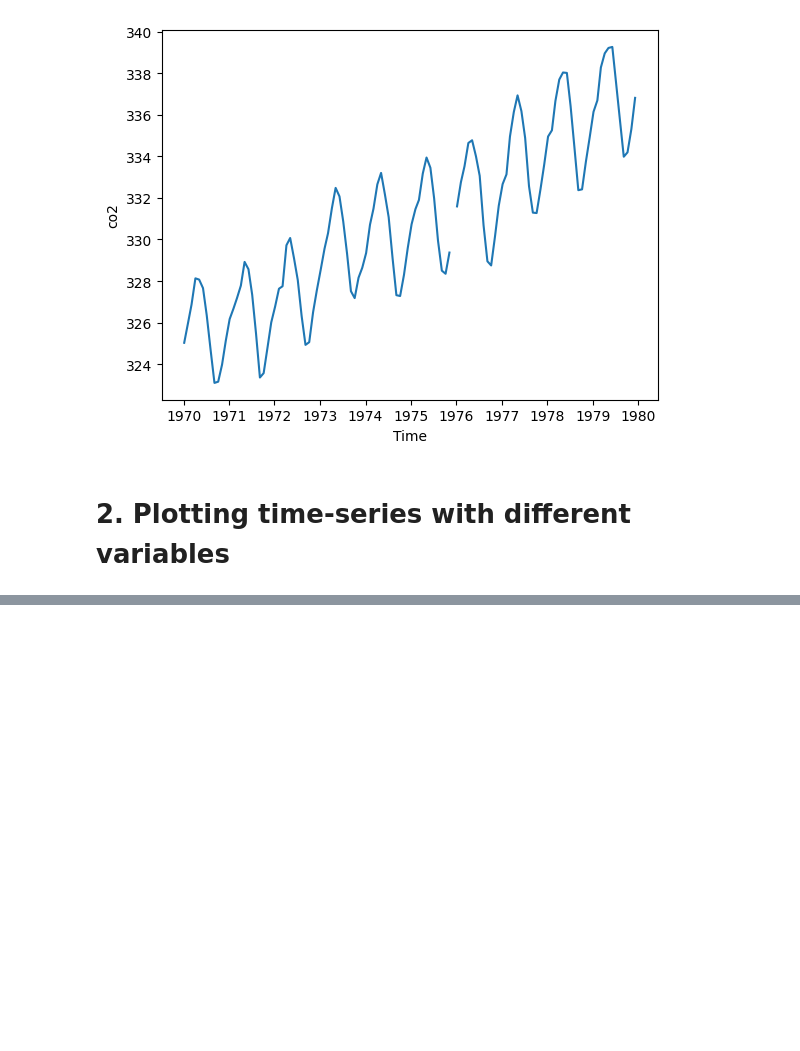
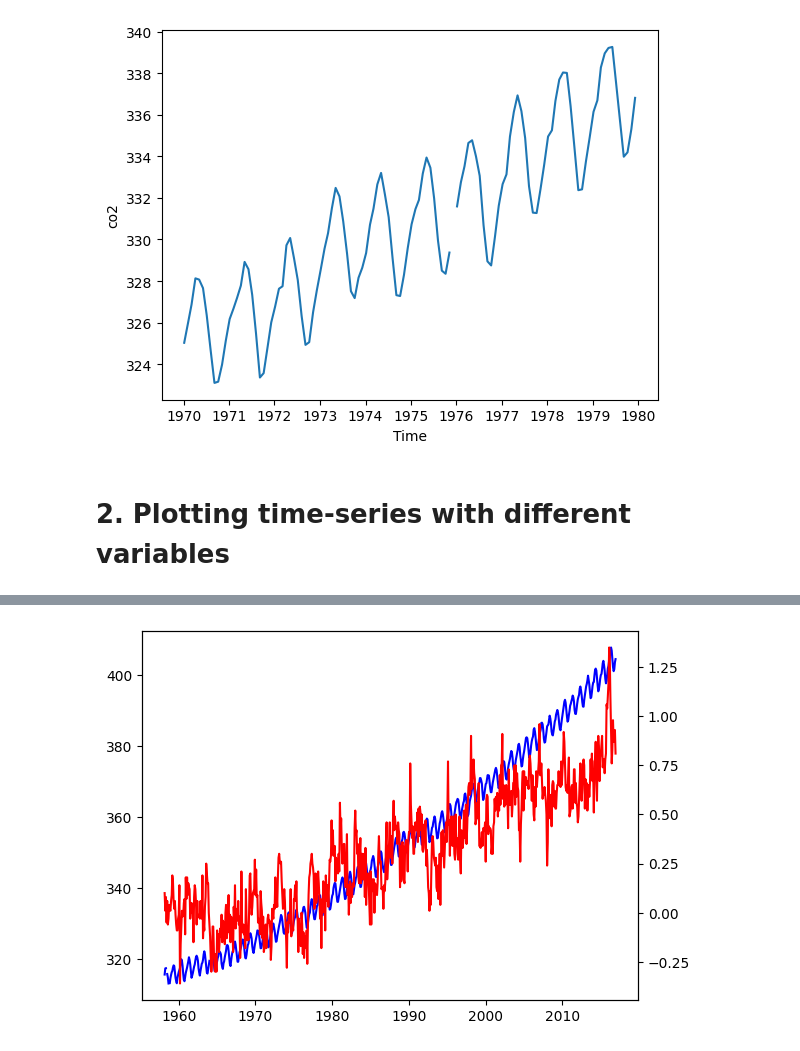
Before and after one commit to yazanhannun/Introduction-to-Data-Visualizations-in-Matplotlib, a Jupyter notebook: 2_Plotting time-series.ipynb, the cells around one changed output, grey strips where cells are left out. Saved outputs shown, nothing was run; the diff lists cells and outputs as text; code cells hidden in the pictures; blank space fills up the shorter version.

Commit message:
Plotting time-series with diferent variable/Plotting two variables

```diff
--- a/2_Plotting time-series.ipynb
+++ b/2_Plotting time-series.ipynb
@@ -82,0 +93,16 @@ plt.show()
+# %%
+# Initalize a Figure and Axes
+fig, ax = plt.subplots()
+
+# Plot the CO2 variable in blue
+ax.plot(climate_change.index, climate_change['co2'], color='b')
+
+# Create a twin Axes that shares the x-axis
+ax2 = ax.twinx()
+
+# Plot the relative temperature in red
+ax2.plot(climate_change.index, climate_change['relative_temp'], color='r')
+
+plt.show()
+# %% [output]
+[figure, added]
```
Also changed, not shown: parts of 1 cell of this notebook.
